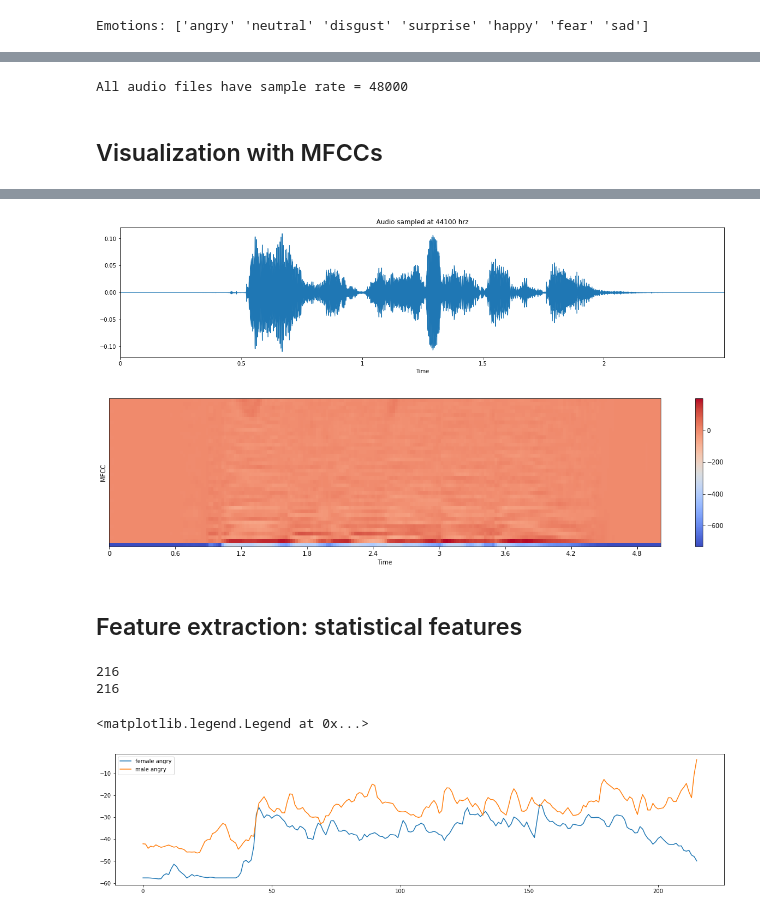
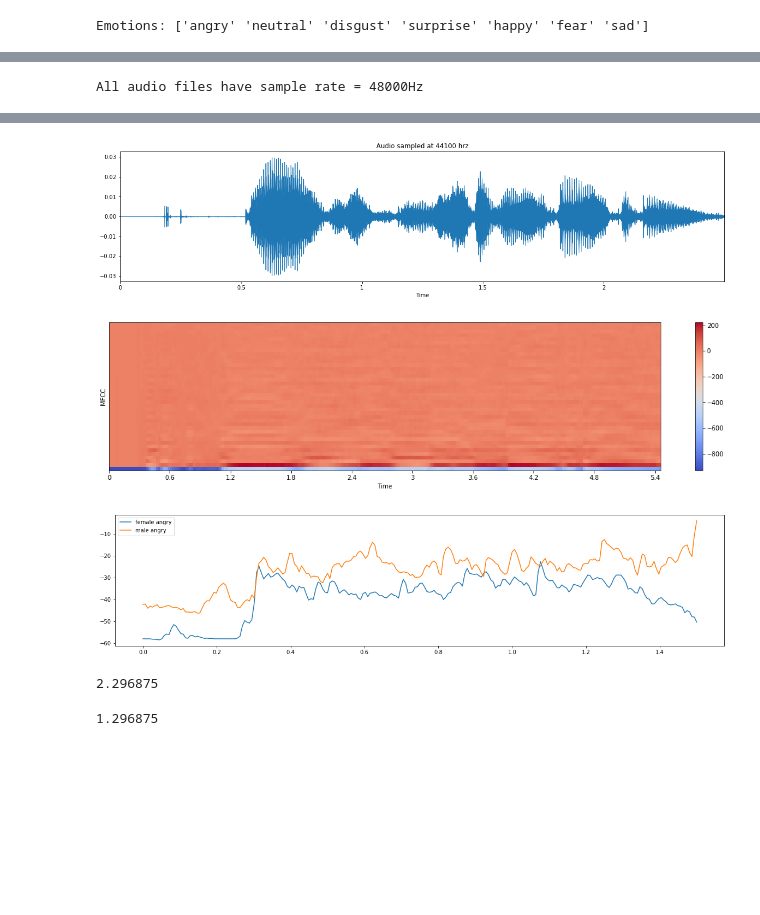
Before and after one commit to TulioChiodi/AEmotion, a Jupyter notebook: preprocessing.ipynb, the cells around one changed output, grey strips where cells are left out. Drawn from its saved outputs; the diff is of its cells as text; code cells hidden in the pictures; blank space fills up the shorter version.

```diff
--- a/preprocessing.ipynb
+++ b/preprocessing.ipynb
@@ -41,2 +17,8 @@ RAVDESS_Audio_Speec 100%[===================>] 198,81M  5,84MB/s    em 51s
+# %%
+data_url = 'https://zenodo.org/record/1188976/files/Audio_Speech_Actors_01-24.zip?download=1'
+data = requests.get(data_url)
+
+with open('./RAVDESS_Audio_Speech.zip','wb') as f:
+    f.write(data.content)
 # %%
 path = Path('dataset')
@@ -158,13 +101,14 @@ print(f'Emotions: {RAV_df["emotion"].unique()}')
 # %% [output]
 Emotions: ['angry' 'neutral' 'disgust' 'surprise' 'happy' 'fear' 'sad']
 # %%
-emotion = 'angry'
+emotion = 'neutral'
 idx = 0
 fpath = RAV_df['path'][RAV_df['emotion'] == emotion].iloc[idx]
+sr = int(48e3)
 # %%
 # Time domain plot for speech with certain emotion
 
-data, sampling_rate = librosa.load(fpath)
+data, sampling_rate = librosa.load(fpath, sr=sr)
 plt.figure(figsize=(15, 5))
 display.waveplot(data, sr=sampling_rate)
 
@@ -177,6 +121,4 @@ ipd.Audio(data, rate=sampling_rate)
 # %%
-
-
 fname_list = RAV_df['path']
 
 frame_rates = []
@@ -187,60 +129,68 @@ for fname in fname_list:
 
 
 if all(frame == frame_rates[0] for frame in frame_rates):
-    print(f'All audio files have sample rate = {frame_rates[0]}')
+    print(f'All audio files have sample rate = {frame_rates[0]}Hz')
 else:
     print('There are audios with different sample rates')
 # %% [output]
-All audio files have sample rate = 48000
+All audio files have sample rate = 48000Hz
-# %% [markdown]
-## Visualization with MFCCs
 # %%
-X, sample_rate = librosa.load(fpath, res_type='kaiser_fast',duration=2.5,sr=22050*2,offset=0.5)
+duration = 2.5
+offset = 0.5
+
+X, sample_rate = librosa.load(fpath, res_type='kaiser_fast', duration=duration, sr=sr, offset=offset)
 mfcc = librosa.feature.mfcc(y=X, sr=sample_rate, n_mfcc=40)
 
 # audio wave
 plt.figure(figsize=(20, 15))
 plt.subplot(3,1,1)
 librosa.display.waveplot(X, sr=sample_rate)
 plt.title('Audio sampled at 44100 hrz')
 
 # MFCC
 plt.figure(figsize=(20, 15))
 plt.subplot(3,1,1)
 librosa.display.specshow(mfcc, x_axis='time')
 plt.ylabel('MFCC')
 plt.colorbar()
 
-ipd.Audio(fpath)
+ipd.Audio(X, rate=sample_rate)
 # %% [output]
 [interactive output not drawn]
-[figure, old version]
+[figure, new version]
-[figure, old version]
+[figure, new version]
-# %% [markdown]
-## Feature extraction: statistical features
 # %%
 # Source - RAVDESS; Gender - Female; Emotion - Angry
 path_female_angry = RAV_df['path'][RAV_df['labels']=='female_angry'].iloc[1]
-X_female, sample_rate = librosa.load(path_female_angry, res_type='kaiser_fast',duration=2.5,sr=22050*2,offset=0.5)
+X_female, sample_rate = librosa.load(path_female_angry, res_type='kaiser_fast', duration=2.5, sr=sr, offset=0.5)
 female = librosa.feature.mfcc(y=X_female, sr=sample_rate, n_mfcc=13)
 female = np.mean(librosa.feature.mfcc(y=X_female, sr=sample_rate, n_mfcc=13), axis=0)
-print(len(female))
 
 # Source - RAVDESS; Gender - Male; Emotion - Angry
 path_male_angry = RAV_df['path'][RAV_df['labels']=='male_angry'].iloc[1]
-X_male_angry, sample_rate = librosa.load(path_male_angry, res_type='kaiser_fast',duration=2.5,sr=22050*2,offset=0.5)
+X_male_angry, sample_rate = librosa.load(path_male_angry, res_type='kaiser_fast', duration=2.5, sr=sr, offset=0.5)
 male = librosa.feature.mfcc(y=X_male_angry, sr=sample_rate, n_mfcc=13)
 male = np.mean(librosa.feature.mfcc(y=X_male_angry, sr=sample_rate, n_mfcc=13), axis=0)
-print(len(male))
+
+# Time vector
+
+audio_len = len(X_female)/sr
+time = np.linspace(0, audio_len - 1, len(female))
 
 # audio wave
 plt.figure(figsize=(20, 15))
 plt.subplot(3,1,1)
-plt.plot(female, label='female angry')
-plt.plot(male, label='male angry')
+plt.plot(time, female, label='female angry')
+plt.plot(time, male, label='male angry')
 plt.legend()
+plt.show()
 # %% [output]
-216
-216
-<matplotlib.legend.Legend at 0x...>
-[figure, old version]
+[figure, new version]
+# %%
+audio_len
+# %% [output]
+2.296875
+# %%
+time[-1]
+# %% [output]
+1.296875
```
Also changed, not shown: parts of 17 cells of this notebook, 2 other files.
